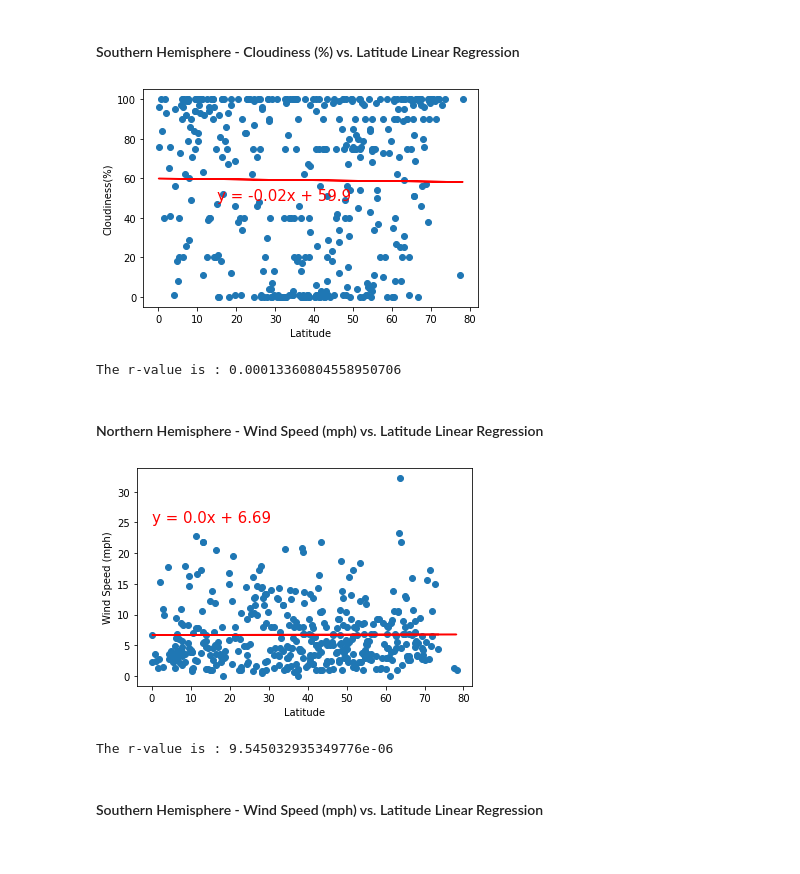
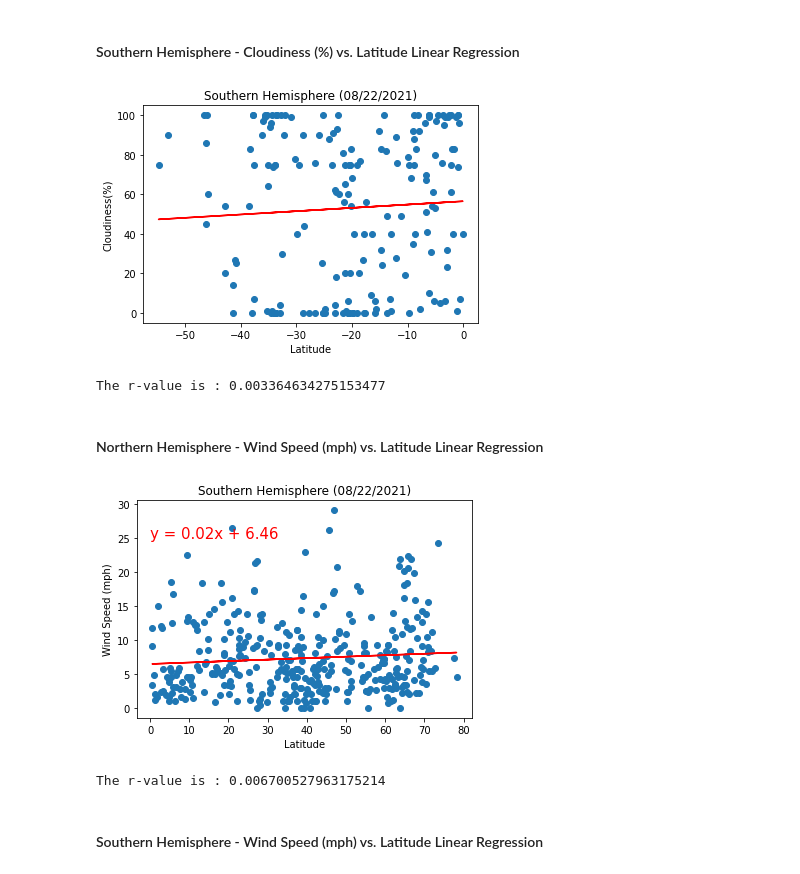
Before and after one commit to rutili/python-api-challange, a Jupyter notebook: WeatherPy/WeatherPy.ipynb, the cells around one changed output. Cells and saved outputs as stored; diff of their text form; code cells hidden in the pictures.

```diff
--- a/WeatherPy/WeatherPy.ipynb
+++ b/WeatherPy/WeatherPy.ipynb
@@ -305,21 +334,24 @@ The r-value is : 0.0016666503899382904
 # %% [markdown]
 ####  Southern Hemisphere - Cloudiness (%) vs. Latitude Linear Regression
 # %%
-y_values_north_cloud = north_hemisphere['Cloudiness']
+y_values_south_cloud = south_hemisphere['Cloudiness']
 
-(slope, intercept, rvalue, pvalue, stderr) =  linregress(x_values_north, y_values_north_cloud)
-regress_values = x_values_north *slope +intercept
+(slope, intercept, rvalue, pvalue, stderr) =  linregress(x_values_south, y_values_south_cloud)
+regress_values = x_values_south *slope +intercept
 line_eq = "y = " + str(round(slope,2)) + "x + " + str(round(intercept,2))
-plt.scatter(x_values_north, y_values_north_cloud)
-plt.plot(x_values_north, regress_values, "r-")
+plt.scatter(x_values_south, y_values_south_cloud)
+plt.plot(x_values_south, regress_values, "r-")
 plt.annotate(line_eq, (15, 49), fontsize=15, color = 'red')
+plt.title("Southern Hemisphere (08/22/2021)")
+plt.savefig('../output_data/fig5.png')
+
 plt.xlabel('Latitude')
 plt.ylabel('Cloudiness(%)')
 plt.show()
 print(f"The r-value is : {rvalue**2}")
 # %% [output]
-[figure, old version]
+[figure, new version]
-The r-value is : 0.00013360804558950706
+The r-value is : 0.003364634275153477
 # %% [markdown]
 ####  Northern Hemisphere - Wind Speed (mph) vs. Latitude Linear Regression
 # %%
@@ -332,12 +364,14 @@ plt.scatter(x_values_north, y_values_north_wind)
 plt.plot(x_values_north, regress_values, "r-")
 plt.annotate(line_eq, (0, 25), fontsize=15, color = 'red')
 plt.xlabel('Latitude')
+plt.title("Southern Hemisphere (08/22/2021)")
+plt.savefig('../output_data/fig5.png')
 plt.ylabel('Wind Speed (mph)')
 plt.show()
 print(f"The r-value is : {rvalue**2}")
 # %% [output]
-[figure, old version]
+[figure, new version]
-The r-value is : 9.545032935349776e-06
+The r-value is : 0.006700527963175214
 # %% [markdown]
 ####  Southern Hemisphere - Wind Speed (mph) vs. Latitude Linear Regression
 # %%
```
Also changed, not shown: parts of 15 cells of this notebook, 15 other files.
